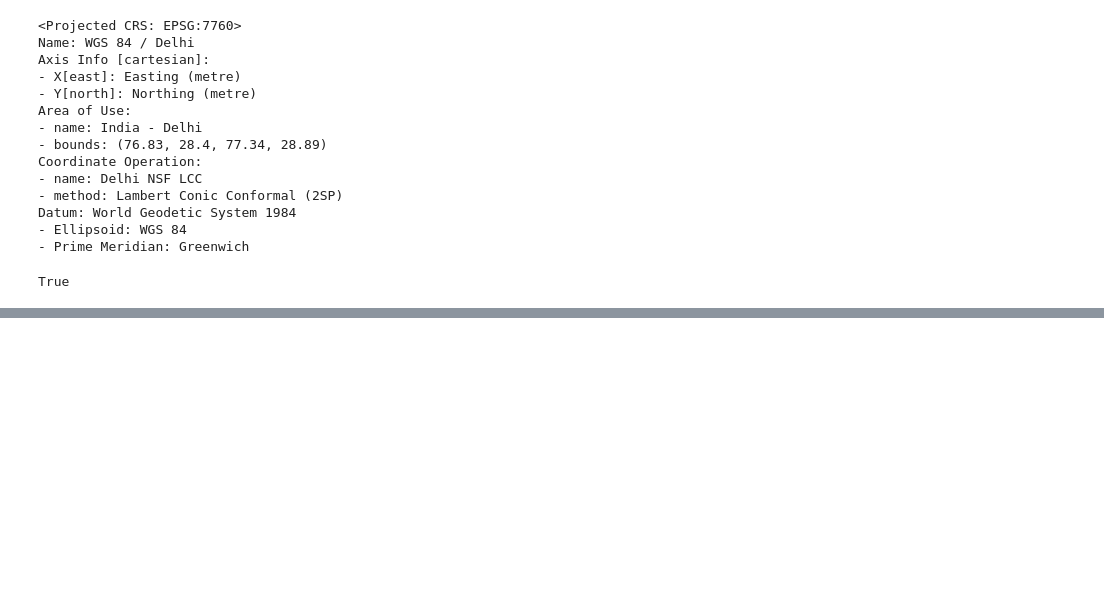
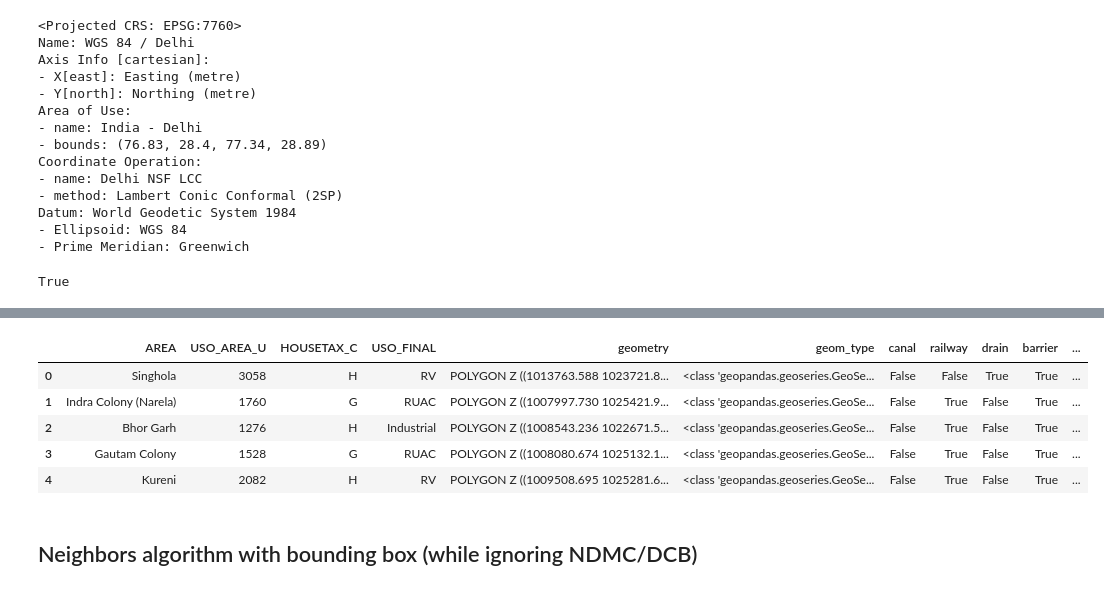
Before and after one commit to bwbelljr/delhi_spatial_index, a Jupyter notebook: Colonies Dataset Pre-Processing.ipynb, the cells around one changed output, grey strips where cells are left out. Drawn from its saved outputs; the diff is of its cells as text; code cells hidden in the pictures; blank space fills up the shorter version.

Commit message:
feat: completed colonies pre-processing

```diff
--- a/Colonies Dataset Pre-Processing.ipynb
+++ b/Colonies Dataset Pre-Processing.ipynb
@@ -258,0 +268,7 @@ True
+# %%
+colonies = spatial_index_utils.barrier_intersection(colonies, railway, "railway")
+# %%
+colonies = spatial_index_utils.barrier_intersection(colonies, drain, "drain")
+# %%
+# Create barrier column as being intersection with canal, railway or drain
+colonies['barrier'] = colonies['canal'] | colonies['railway'] | colonies["drain"]
@@ -258,0 +290,5 @@ True
+# %%
+colonies = spatial_index_utils.add_polygon_neighbors_column(polygon_gdf=colonies,
+                                                 neighbor_colname='nbrs_touch',
+                                                 neighbor_id_col='USO_AREA_U',
+                                                 barrier_colname='barrier')
@@ -258,0 +313,11 @@ True
+# %%
+colonies.head()
+# %% [output]
+|  | AREA | USO_AREA_U | HOUSETAX_C | USO_FINAL | geometry | geom_type | canal | railway | drain | barrier | ... |
+| 0 | Singhola | 3058 | H | RV | POLYGON Z ((1013763.588 1023721.8... | <class 'geopandas.geoseries.GeoSe... | False | False | True | True | ... |
+| 1 | Indra Colony (Narela) | 1760 | G | RUAC | POLYGON Z ((1007997.730 1025421.9... | <class 'geopandas.geoseries.GeoSe... | False | True | False | True | ... |
+| 2 | Bhor Garh | 1276 | H | Industrial | POLYGON Z ((1008543.236 1022671.5... | <class 'geopandas.geoseries.GeoSe... | False | True | False | True | ... |
+| 3 | Gautam Colony | 1528 | G | RUAC | POLYGON Z ((1008080.674 1025132.1... | <class 'geopandas.geoseries.GeoSe... | False | True | False | True | ... |
+| 4 | Kureni | 2082 | H | RV | POLYGON Z ((1009508.695 1025281.6... | <class 'geopandas.geoseries.GeoSe... | False | True | False | True | ... |
+# %% [markdown]
+## Neighbors algorithm with bounding box (while ignoring NDMC/DCB)
```
Also changed, not shown: parts of 64 cells of this notebook.
